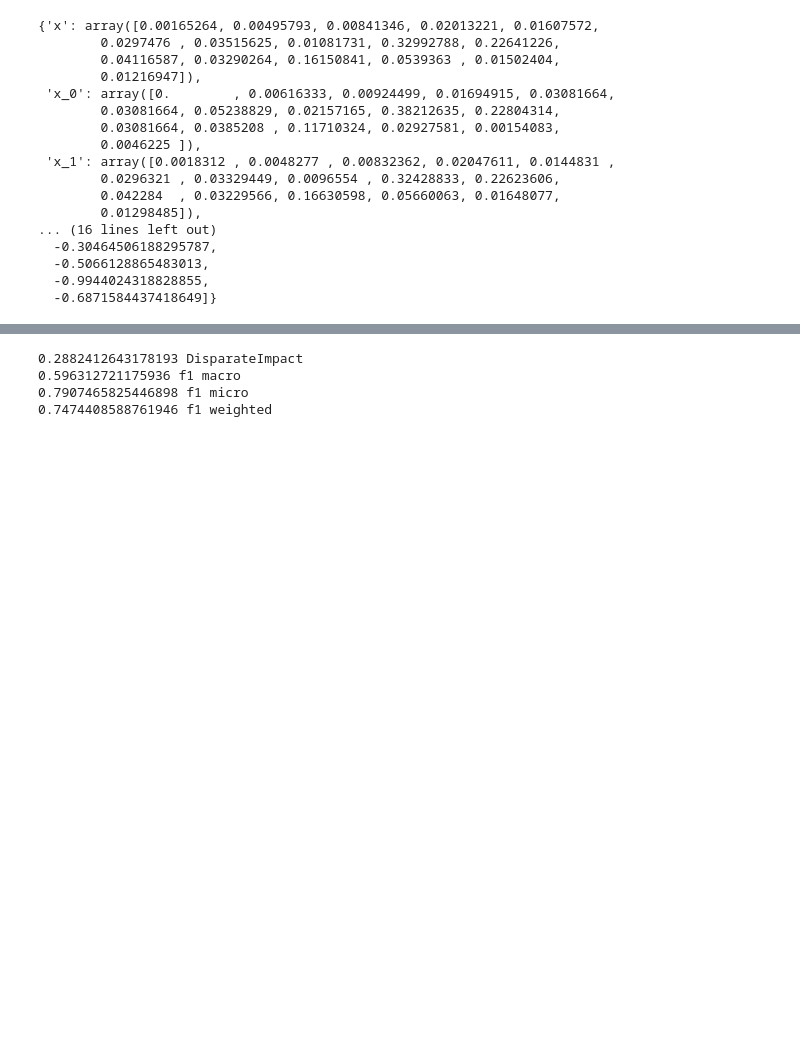
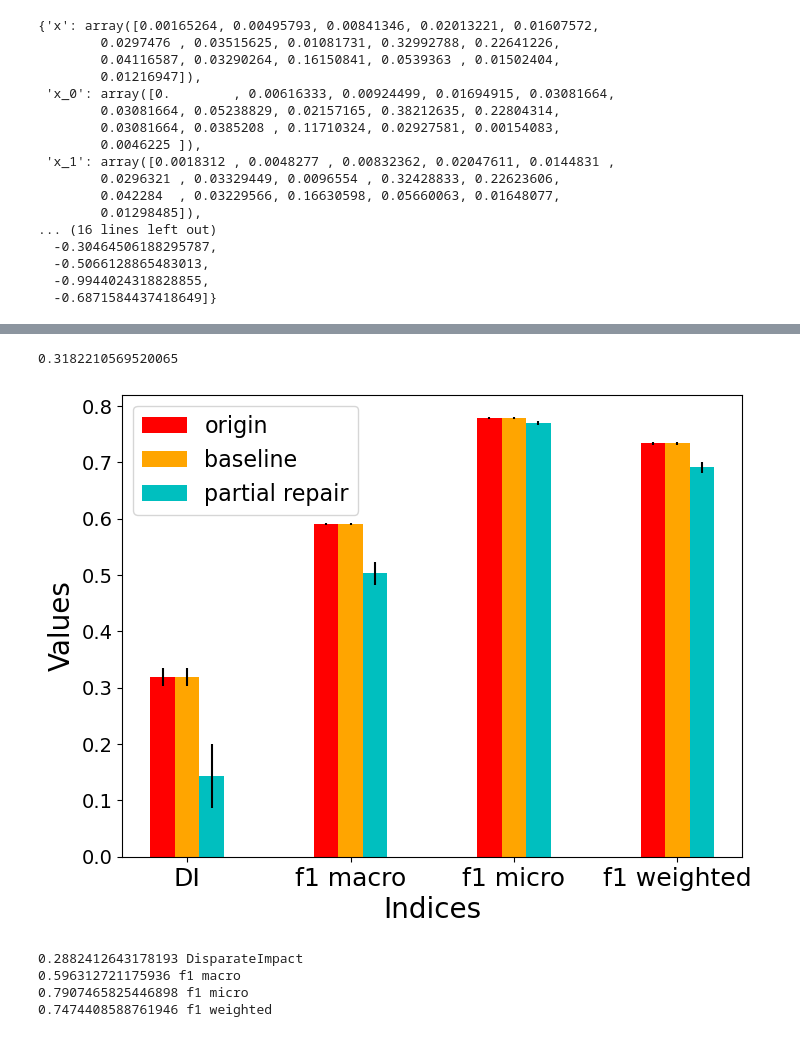
Before and after one commit to Quan-Zhou/OT_Debiasing, a Jupyter notebook: Dykstra_fromadult.ipynb, the cells around one changed output, grey strips where cells are left out. Drawn from its saved outputs; the diff is of its cells as text; code cells hidden in the pictures; blank space fills up the shorter version.

```diff
--- a/Dykstra_fromadult.ipynb
+++ b/Dykstra_fromadult.ipynb
@@ -436,3 +442,41 @@ sns.despine(offset=10, trim=True)
+# %%
+performance=['DI','f1 macro','f1 micro','f1 weighted']
+methods=['origin','baseline','partial repair']
+colors=['r','orange','c','g']
+# %%
+pivot=pd.pivot_table(report,index=['method'],values=performance,aggfunc=[np.mean,np.std])
+# %%
+pivot[('mean','DI')]['baseline']
+# %% [output]
+0.3182210569520065
+# %%
+ind=np.arange(4)
+width = 0.15
+
+fig, ax1 = plt.subplots(figsize=(8,6))
+
+i=0
+for m in methods:
+    sub=[pivot[('mean',p)][m] for p in performance]
+    err=[pivot[('std',p)][m] for p in performance]
+    #ax1.bar(ind+width*i,sub,width,alpha=0.5,color=colors[i],label=m) #,label=m
+    ax1.bar(ind+width*i,sub,width,yerr=err,color=colors[i],label=m)
+    i+=1
+
+ax1.legend(fontsize=16)
+ax1.set_xlabel('Indices', fontsize=20)
+ax1.set_ylabel('Values', fontsize=20)
+
+ax1.set_xticks(ind+width)
+ax1.set_xticklabels([i for i in performance], fontsize=18)
+ax1.tick_params(axis='y', which='major', labelsize=14)
+
+plt.rcParams['pdf.fonttype'] = 42
+plt.rcParams['ps.fonttype'] = 42
+
+#plt.savefig("plots/COMPAS4_bar.pdf",bbox_inches='tight')
+# %% [output]
+[figure, added]
 # %%
 clf=RandomForestClassifier(max_depth=4, random_state=0).fit(X_train[:,0:1],y_train,sample_weight=X_train[:,2])
 y_pred=clf.predict(X_test[:,0:1])
```
Also changed, not shown: parts of 3 cells of this notebook.
